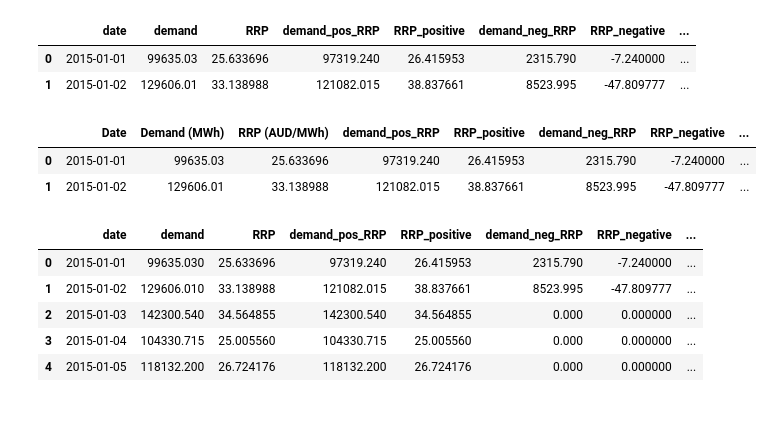
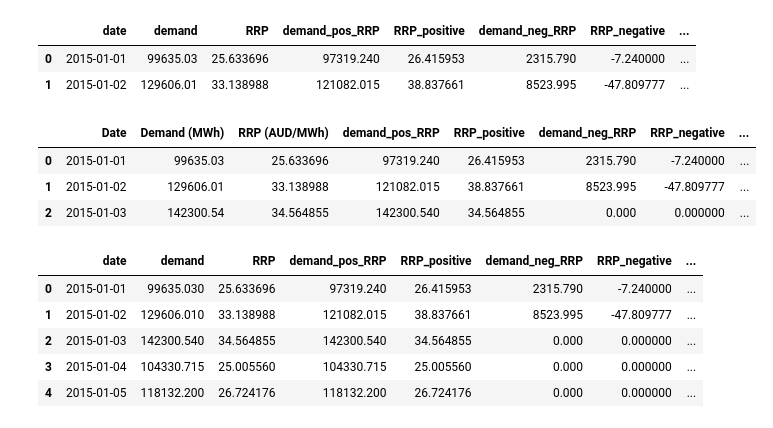
Before and after one commit to AThompson7/Project-1, a Jupyter notebook: electricity.ipynb, the cells around one changed output. Drawn from its saved outputs; the diff is of its cells as text; code cells hidden in the pictures.

```diff
--- a/electricity.ipynb
+++ b/electricity.ipynb
@@ -16,14 +16,15 @@ electricity_data.head(2)
 # %%
 #Renaming columns
 electricity_data_df = electricity_data.rename(columns={"date":"Date", "demand":"Demand (MWh)", "RRP": "RRP (AUD/MWh)",
                                                        "min_temperature":"Min Temperature", "max_temperature":"Max temperature",
                                                        "solar_exposure":"Total Sunlight Energy (MJ/m^2)", "rainfall": "Rainfall (mm)",
                                                       "school_day":"School Day", "holiday":"Holiday"})
-electricity_data_df.head(2)
+electricity_data_df.head(3)
 # %% [output]
 |  | Date | Demand (MWh) | RRP (AUD/MWh) | demand_pos_RRP | RRP_positive | demand_neg_RRP | RRP_negative | ... |
 | 0 | 2015-01-01 | 99635.03 | 25.633696 | 97319.240 | 26.415953 | 2315.790 | -7.240000 | ... |
 | 1 | 2015-01-02 | 129606.01 | 33.138988 | 121082.015 | 38.837661 | 8523.995 | -47.809777 | ... |
+| 2 | 2015-01-03 | 142300.54 | 34.564855 | 142300.540 | 34.564855 | 0.000 | 0.000000 | ... |
 # %%
 #Reducing data frame to only relevant columns by index
 electricity_data_clean = electricity_data_df.drop(electricity_data_df.columns[[3,4,5,6,7]],axis=1)
```
Also changed, not shown: parts of 6 cells of this notebook.
